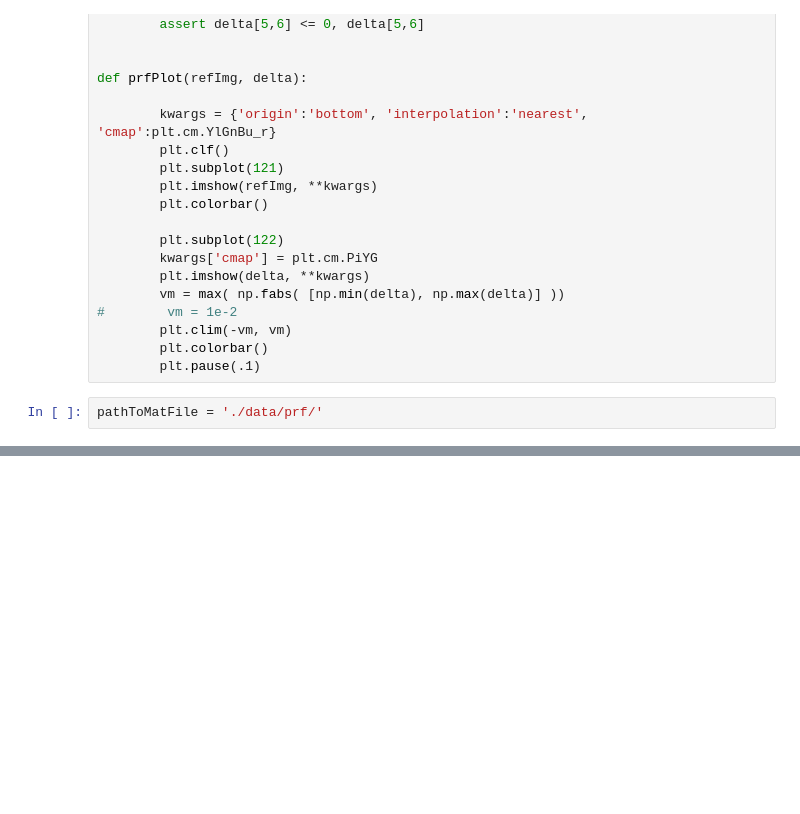
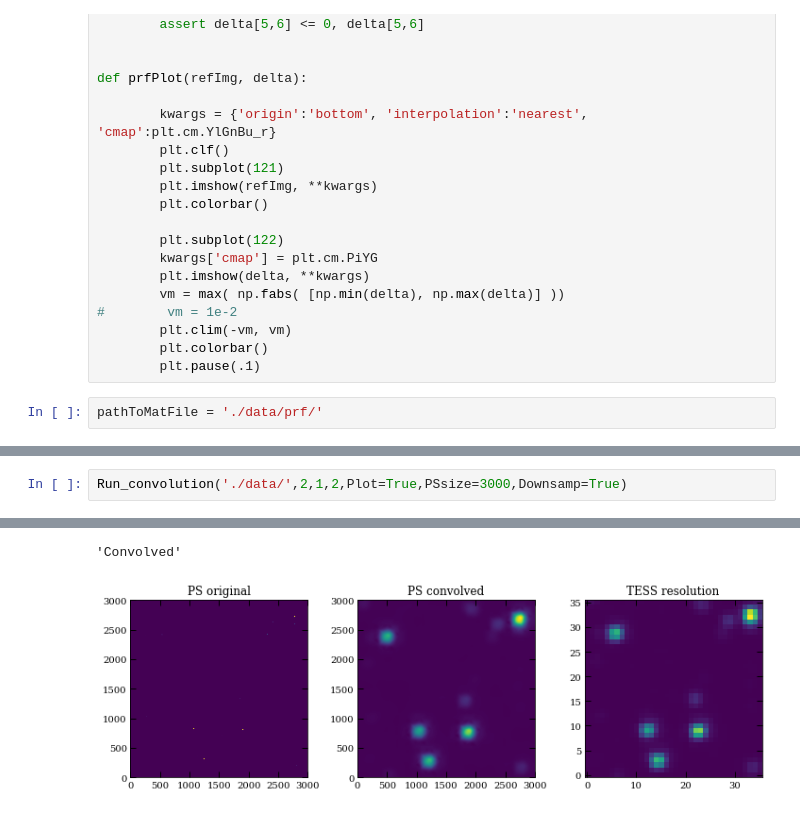
Before and after one commit to CheerfulUser/SynDiffold, a Jupyter notebook: PRF_modelling.ipynb, the cells around one changed output, grey strips where cells are left out. Saved outputs shown, nothing was run; the diff lists cells and outputs as text; blank space fills up the shorter version.

```diff
--- a/PRF_modelling.ipynb
+++ b/PRF_modelling.ipynb
@@ -55,0 +260,3 @@ testRowFrac(pathToMatFile)
+# %%
+Run_convolution('./data/',2,1,2,Plot=True,PSsize=3000,Downsamp=True)
+# %% [output]
@@ -55,0 +265,2 @@ testRowFrac(pathToMatFile)
+'Convolved'
+[figure, added]
```
Also changed, not shown: parts of 43 cells of this notebook, 1 other file.
